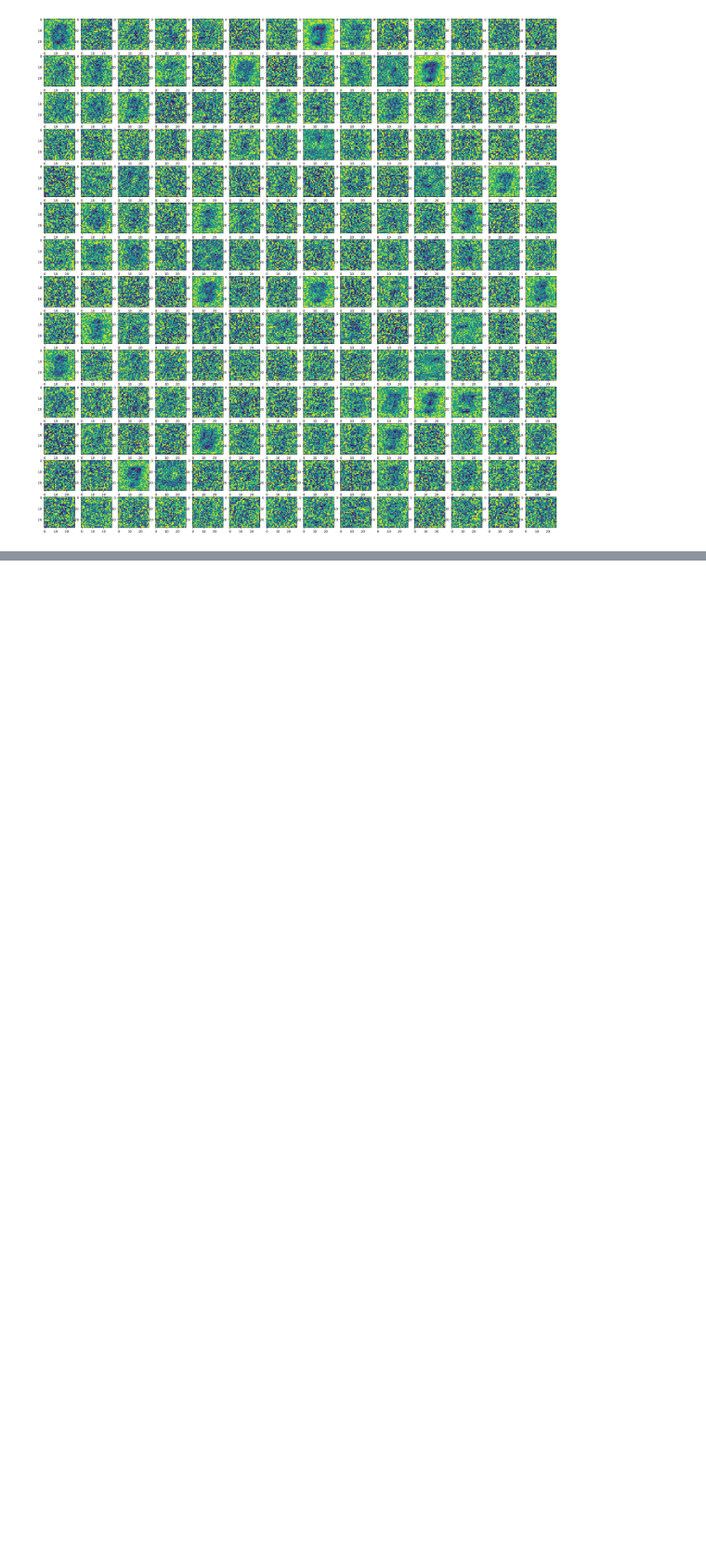
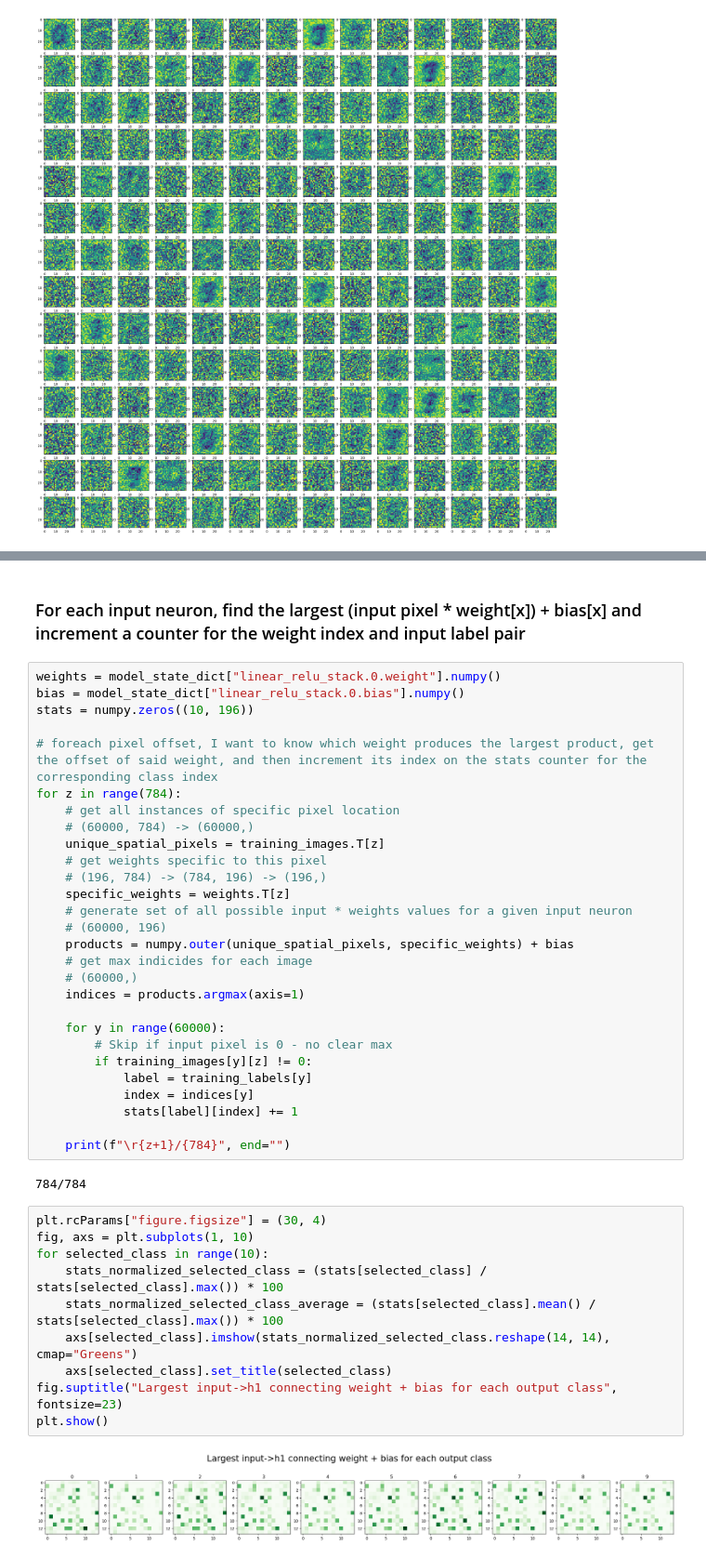
Before and after one commit to ramity/athena, a Jupyter notebook: notebooks/mnist_experiments.ipynb, the cells around one changed output, grey strips where cells are left out. Shown at 93% size. Saved outputs shown, nothing was run; the diff lists cells and outputs as text; blank space fills up the shorter version.

```diff
--- a/notebooks/mnist_experiments.ipynb
+++ b/notebooks/mnist_experiments.ipynb
@@ -271,0 +286,44 @@ plt.show()
+# %% [markdown]
+### For each input neuron, find the largest (input pixel * weight[x]) + bias[x] and increment a counter for the weight index and input label pair
+# %%
+weights = model_state_dict["linear_relu_stack.0.weight"].numpy()
+bias = model_state_dict["linear_relu_stack.0.bias"].numpy()
+stats = numpy.zeros((10, 196))
+
+# foreach pixel offset, I want to know which weight produces the largest product, get the offset of said weight, and then increment its index on the stats counter for the corresponding class index
+for z in range(784):
+    # get all instances of specific pixel location
+    # (60000, 784) -> (60000,)
+    unique_spatial_pixels = training_images.T[z]
+    # get weights specific to this pixel
+    # (196, 784) -> (784, 196) -> (196,)
+    specific_weights = weights.T[z]
+    # generate set of all possible input * weights values for a given input neuron
+    # (60000, 196)
+    products = numpy.outer(unique_spatial_pixels, specific_weights) + bias
+    # get max indicides for each image
+    # (60000,)
+    indices = products.argmax(axis=1)
+
+    for y in range(60000):
+        # Skip if input pixel is 0 - no clear max
+        if training_images[y][z] != 0:
+            label = training_labels[y]
+            index = indices[y]
+            stats[label][index] += 1
+
+    print(f"\r{z+1}/{784}", end="")
+# %% [output]
+784/784
+# %%
+plt.rcParams["figure.figsize"] = (30, 4)
+fig, axs = plt.subplots(1, 10)
+for selected_class in range(10):
+    stats_normalized_selected_class = (stats[selected_class] / stats[selected_class].max()) * 100
+    stats_normalized_selected_class_average = (stats[selected_class].mean() / stats[selected_class].max()) * 100
+    axs[selected_class].imshow(stats_normalized_selected_class.reshape(14, 14), cmap="Greens")
+    axs[selected_class].set_title(selected_class)
+fig.suptitle("Largest input->h1 connecting weight + bias for each output class", fontsize=23)
+plt.show()
+# %% [output]
+[figure, added]
```
Also changed, not shown: parts of 7 cells of this notebook.
